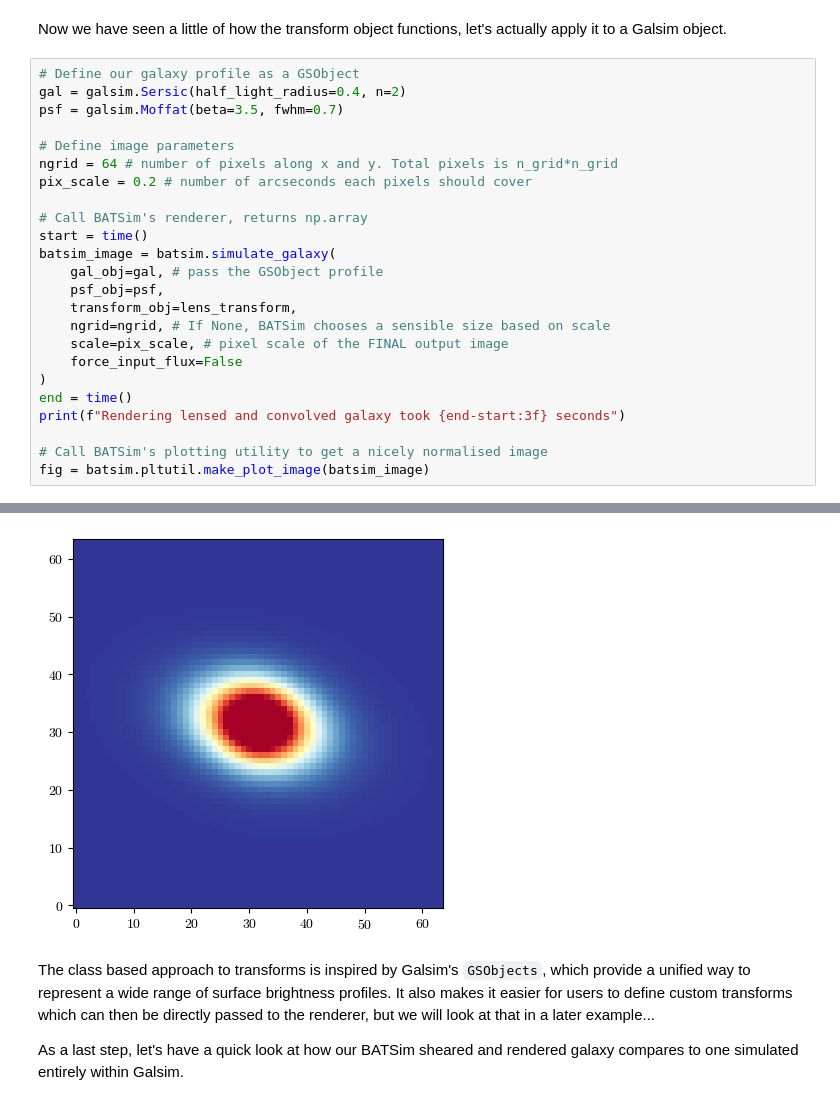
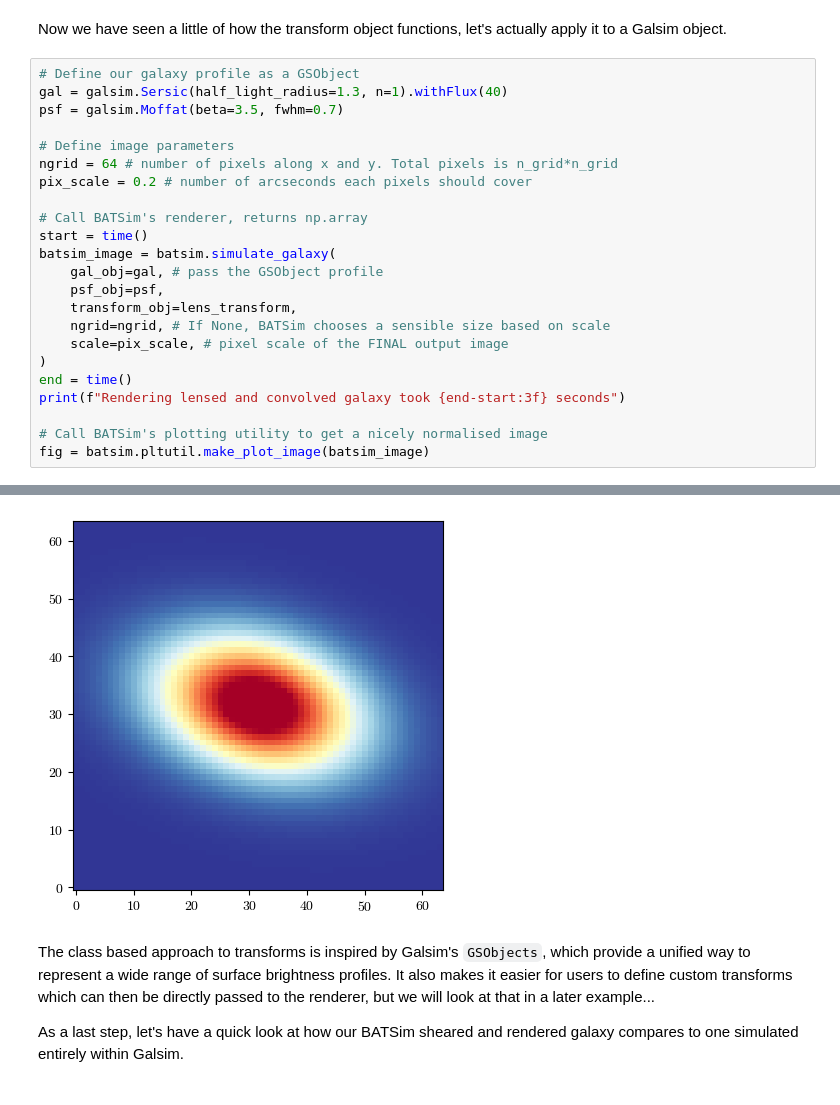
Before and after one commit to CMacM/BATSim, a Jupyter notebook: notebooks/examples/2_Affine_Lensing/affine_lensing_example.ipynb, the cells around one changed output, grey strips where cells are left out. Cells and saved outputs as stored; diff of their text form.

```diff
--- a/notebooks/examples/2_Affine_Lensing/affine_lensing_example.ipynb
+++ b/notebooks/examples/2_Affine_Lensing/affine_lensing_example.ipynb
@@ -54,7 +54,7 @@ Inverse Lensing Matrix:
 Now we have seen a little of how the transform object functions, let's actually apply it to a Galsim object.
 # %%
 # Define our galaxy profile as a GSObject
-gal = galsim.Sersic(half_light_radius=0.4, n=2)
+gal = galsim.Sersic(half_light_radius=1.3, n=1).withFlux(40)
 psf = galsim.Moffat(beta=3.5, fwhm=0.7)
 
 # Define image parameters
@@ -69,7 +69,6 @@ batsim_image = batsim.simulate_galaxy(
     transform_obj=lens_transform,
     ngrid=ngrid, # If None, BATSim chooses a sensible size based on scale
     scale=pix_scale, # pixel scale of the FINAL output image
-    force_input_flux=False
 )
 end = time()
 print(f"Rendering lensed and convolved galaxy took {end-start:3f} seconds")
@@ -81,4 +80,4 @@ Rendering lensed and convolved galaxy took 0.295842 seconds
-[figure, old version]
+[figure, new version]
 # %% [markdown]
 The class based approach to transforms is inspired by Galsim's ``GSObjects``, which provide a unified way to represent a wide range of surface brightness profiles. It also makes it easier for users to define custom transforms which can then be directly passed to the renderer, but we will look at that in a later example...
 
```
Also changed, not shown: parts of 3 cells of this notebook, 11 other files.
